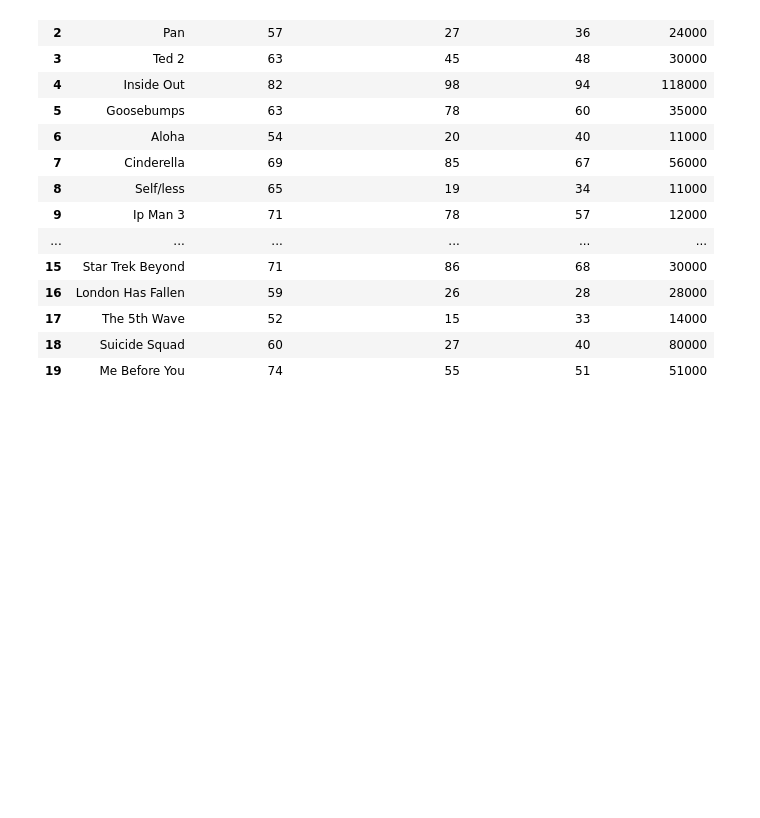
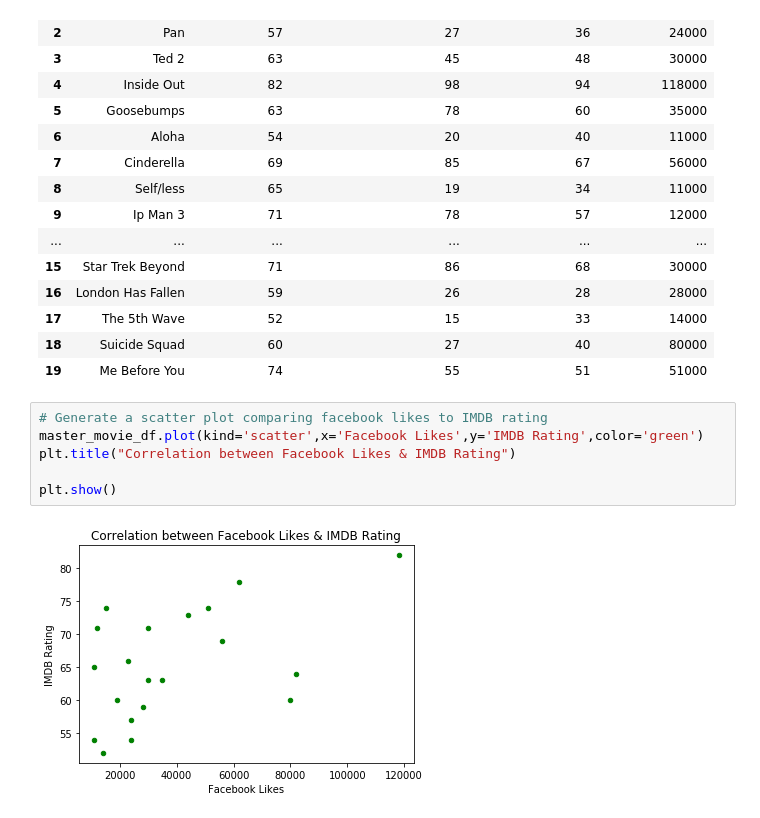
Before and after one commit to MRSantos1/DataVisProject1, a Jupyter notebook: DataVizProjectStarterBook-Hissey-Edits-10.1.19.ipynb, the cells around one changed output. Cells and saved outputs as stored; diff of their text form; blank space fills up the shorter version.

Commit message:
This is the finalized code, including graphs, for the project. The write up is going to be in a google slides doc, pulling on screenshots from the code.

```diff
--- a/DataVizProjectStarterBook-Hissey-Edits-10.1.19.ipynb
+++ b/DataVizProjectStarterBook-Hissey-Edits-10.1.19.ipynb
@@ -266,3 +278,11 @@ master_movie_df
 | 17 | The 5th Wave | 52 | 15 | 33 | 14000 |
 | 18 | Suicide Squad | 60 | 27 | 40 | 80000 |
 | 19 | Me Before You | 74 | 55 | 51 | 51000 |
+# %%
+# Generate a scatter plot comparing facebook likes to IMDB rating
+master_movie_df.plot(kind='scatter',x='Facebook Likes',y='IMDB Rating',color='green')
+plt.title("Correlation between Facebook Likes & IMDB Rating")
+
+plt.show()
+# %% [output]
+[figure, added]
```
Also changed, not shown: parts of 11 cells of this notebook, 1 other file.
